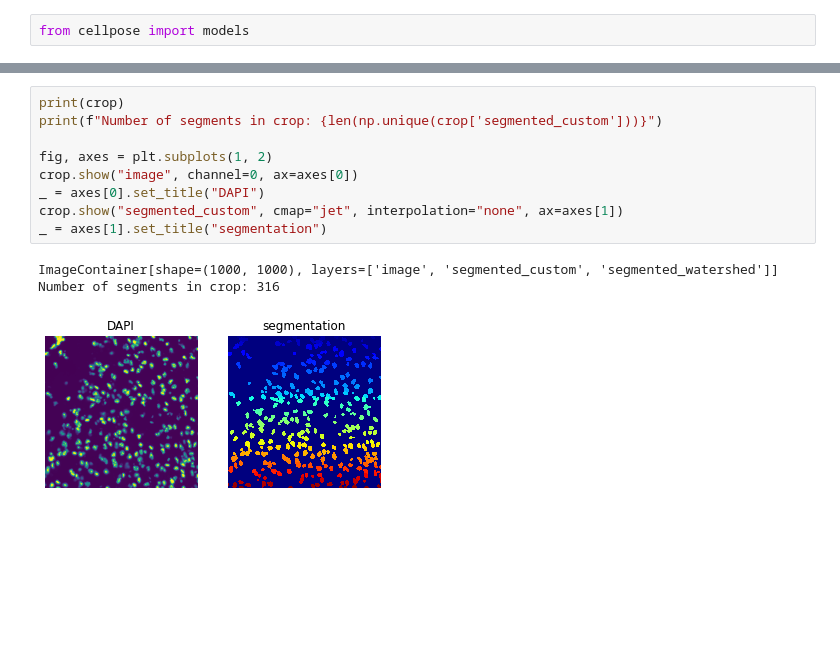
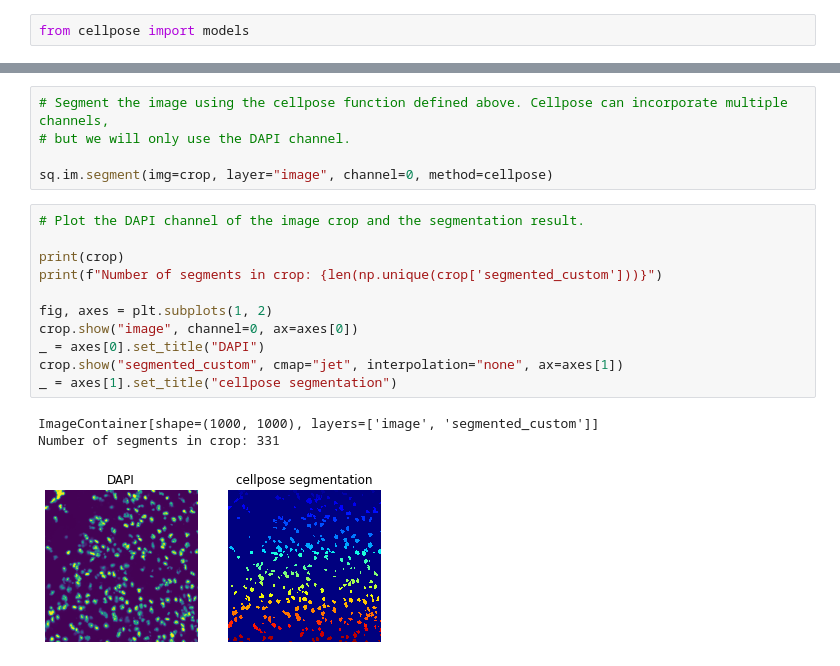
Before and after one commit to theislab/squidpy_reproducibility, a Jupyter notebook: notebooks/cellpose_segmentation.ipynb, the cells around one changed output, grey strips where cells are left out. Cells and saved outputs as stored; diff of their text form; blank space fills up the shorter version.

```diff
--- a/notebooks/cellpose_segmentation.ipynb
+++ b/notebooks/cellpose_segmentation.ipynb
@@ -41,13 +43,20 @@ sq.im.segment(img=crop, layer="image", method=custom_model, mode='cyto')
+# %%
+# Segment the image using the cellpose function defined above. Cellpose can incorporate multiple channels,
+# but we will only use the DAPI channel.
+
+sq.im.segment(img=crop, layer="image", channel=0, method=cellpose)
 # %%
+# Plot the DAPI channel of the image crop and the segmentation result.
+
 print(crop)
 print(f"Number of segments in crop: {len(np.unique(crop['segmented_custom']))}")
 
 fig, axes = plt.subplots(1, 2)
 crop.show("image", channel=0, ax=axes[0])
 _ = axes[0].set_title("DAPI")
 crop.show("segmented_custom", cmap="jet", interpolation="none", ax=axes[1])
-_ = axes[1].set_title("segmentation")
+_ = axes[1].set_title("cellpose segmentation")
 # %% [output]
-ImageContainer[shape=(1000, 1000), layers=['image', 'segmented_custom', 'segmented_watershed']]
-Number of segments in crop: 316
+ImageContainer[shape=(1000, 1000), layers=['image', 'segmented_custom']]
+Number of segments in crop: 331
-[figure, old version]
+[figure, new version]
```
Also changed, not shown: parts of 16 cells of this notebook.
